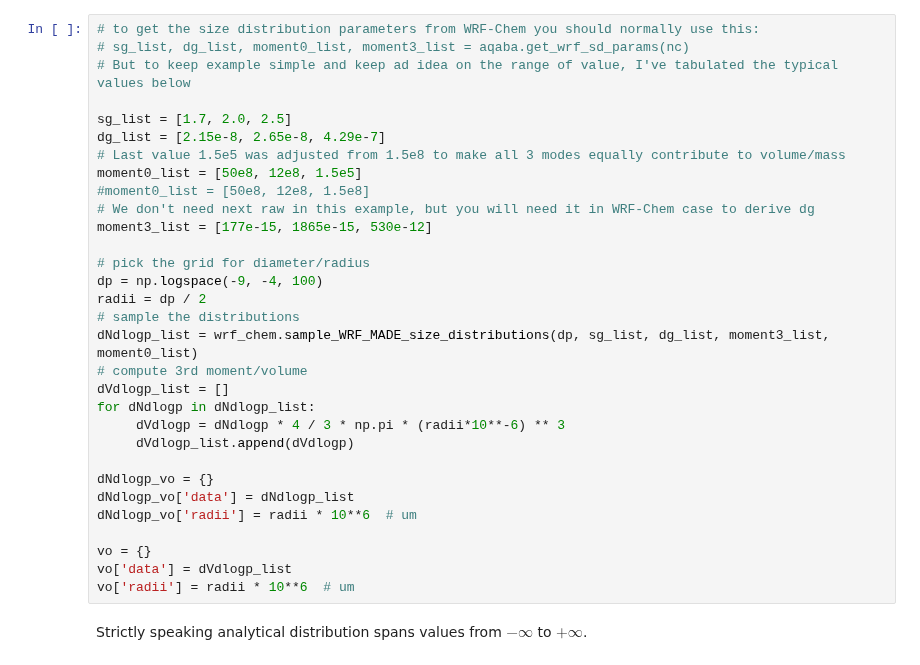
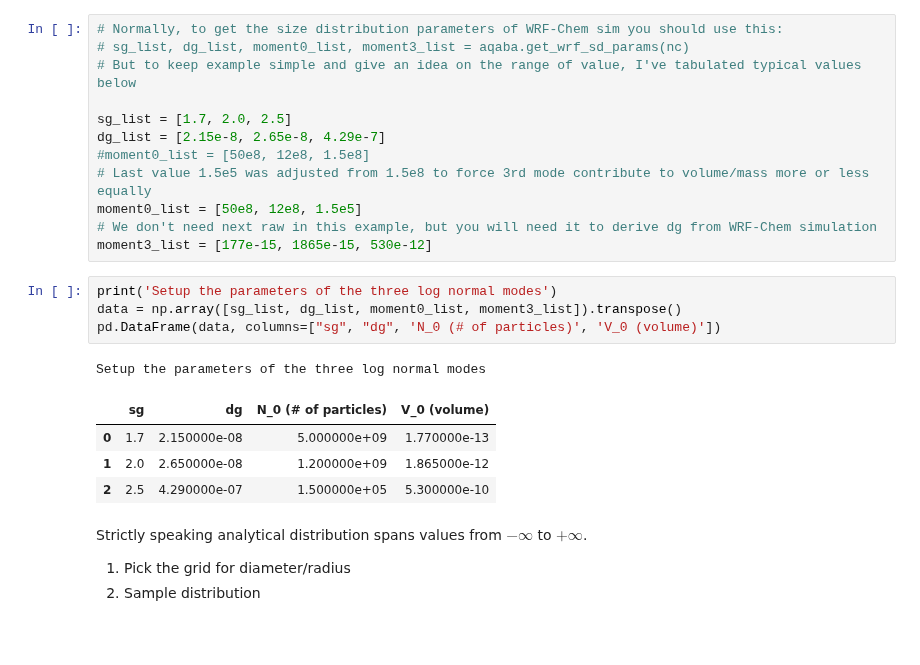
Before and after one commit to SeregaOsipov/ClimPy, a Jupyter notebook: examples/aerosols_bounded_size_distribution/made_bounded_size_distribution.ipynb, the cells around one changed output. Drawn from its saved outputs; the diff is of its cells as text; blank space fills up the shorter version.

```diff
--- a/examples/aerosols_bounded_size_distribution/made_bounded_size_distribution.ipynb
+++ b/examples/aerosols_bounded_size_distribution/made_bounded_size_distribution.ipynb
@@ -14,33 +24,26 @@ Specific example was designed for the MADE implementation in WRF-Chem, which has
 # %%
-# to get the size distribution parameters from WRF-Chem you should normally use this:
+# Normally, to get the size distribution parameters of WRF-Chem sim you should use this:
 # sg_list, dg_list, moment0_list, moment3_list = aqaba.get_wrf_sd_params(nc)
-# But to keep example simple and keep ad idea on the range of value, I've tabulated the typical values below
+# But to keep example simple and give an idea on the range of value, I've tabulated typical values below
 
 sg_list = [1.7, 2.0, 2.5]
 dg_list = [2.15e-8, 2.65e-8, 4.29e-7]
-# Last value 1.5e5 was adjusted from 1.5e8 to make all 3 modes equally contribute to volume/mass
+#moment0_list = [50e8, 12e8, 1.5e8]
+# Last value 1.5e5 was adjusted from 1.5e8 to force 3rd mode contribute to volume/mass more or less equally
 moment0_list = [50e8, 12e8, 1.5e5]
-#moment0_list = [50e8, 12e8, 1.5e8]
-# We don't need next raw in this example, but you will need it in WRF-Chem case to derive dg
+# We don't need next raw in this example, but you will need it to derive dg from WRF-Chem simulation
 moment3_list = [177e-15, 1865e-15, 530e-12]
-
-# pick the grid for diameter/radius
-dp = np.logspace(-9, -4, 100)
-radii = dp / 2
-# sample the distributions
-dNdlogp_list = wrf_chem.sample_WRF_MADE_size_distributions(dp, sg_list, dg_list, moment3_list, moment0_list)
-# compute 3rd moment/volume
-dVdlogp_list = []
-for dNdlogp in dNdlogp_list:
-     dVdlogp = dNdlogp * 4 / 3 * np.pi * (radii*10**-6) ** 3
-     dVdlogp_list.append(dVdlogp)
-
-dNdlogp_vo = {}
-dNdlogp_vo['data'] = dNdlogp_list
-dNdlogp_vo['radii'] = radii * 10**6  # um
-
-vo = {}
-vo['data'] = dVdlogp_list
-vo['radii'] = radii * 10**6  # um
+# %%
+print('Setup the parameters of the three log normal modes')
+data = np.array([sg_list, dg_list, moment0_list, moment3_list]).transpose()
+pd.DataFrame(data, columns=["sg", "dg", 'N_0 (# of particles)', 'V_0 (volume)'])
+# %% [output]
+Setup the parameters of the three log normal modes
+|  | sg | dg | N_0 (# of particles) | V_0 (volume) |
+| 0 | 1.7 | 2.150000e-08 | 5.000000e+09 | 1.770000e-13 |
+| 1 | 2.0 | 2.650000e-08 | 1.200000e+09 | 1.865000e-12 |
+| 2 | 2.5 | 4.290000e-07 | 1.500000e+05 | 5.300000e-10 |
 # %% [markdown]
 Strictly speaking analytical distribution spans values from $-\infty$ to $+\infty$.
+1. Pick the grid for diameter/radius
+2. Sample distribution
```
Also changed, not shown: parts of 11 cells of this notebook, 1 other file.
